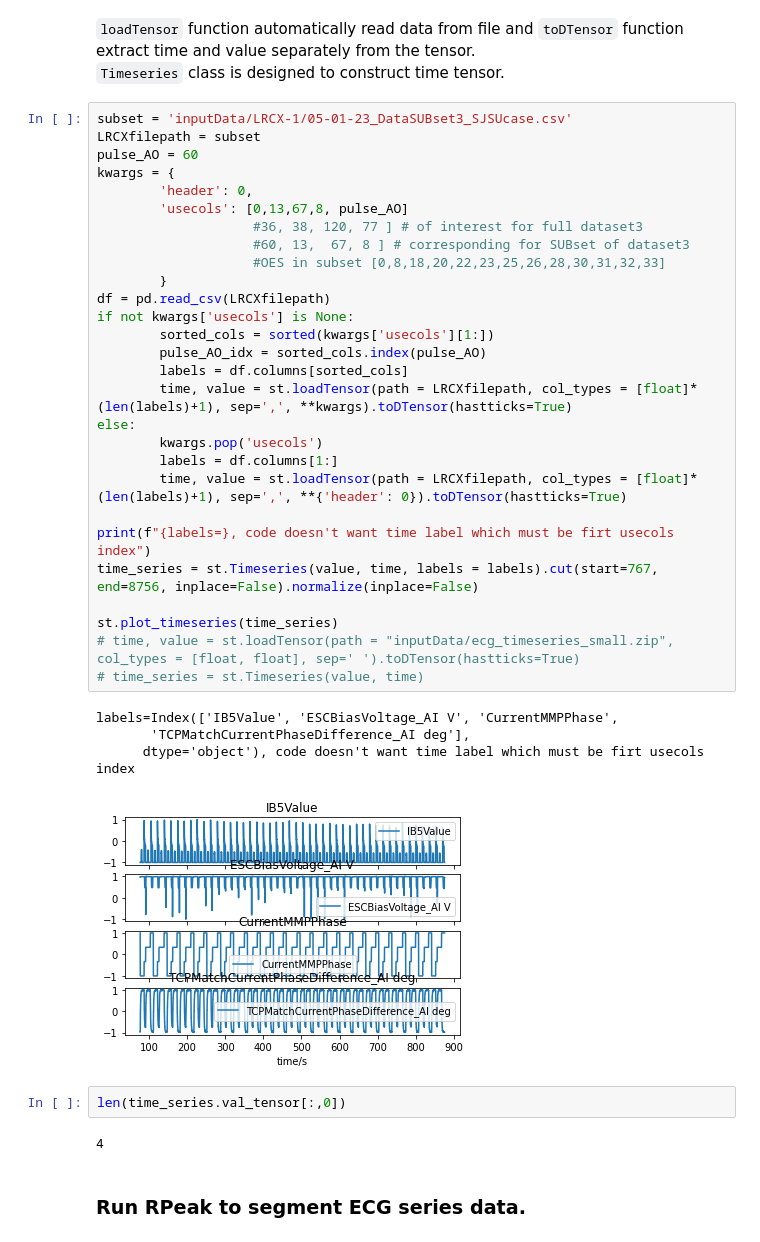
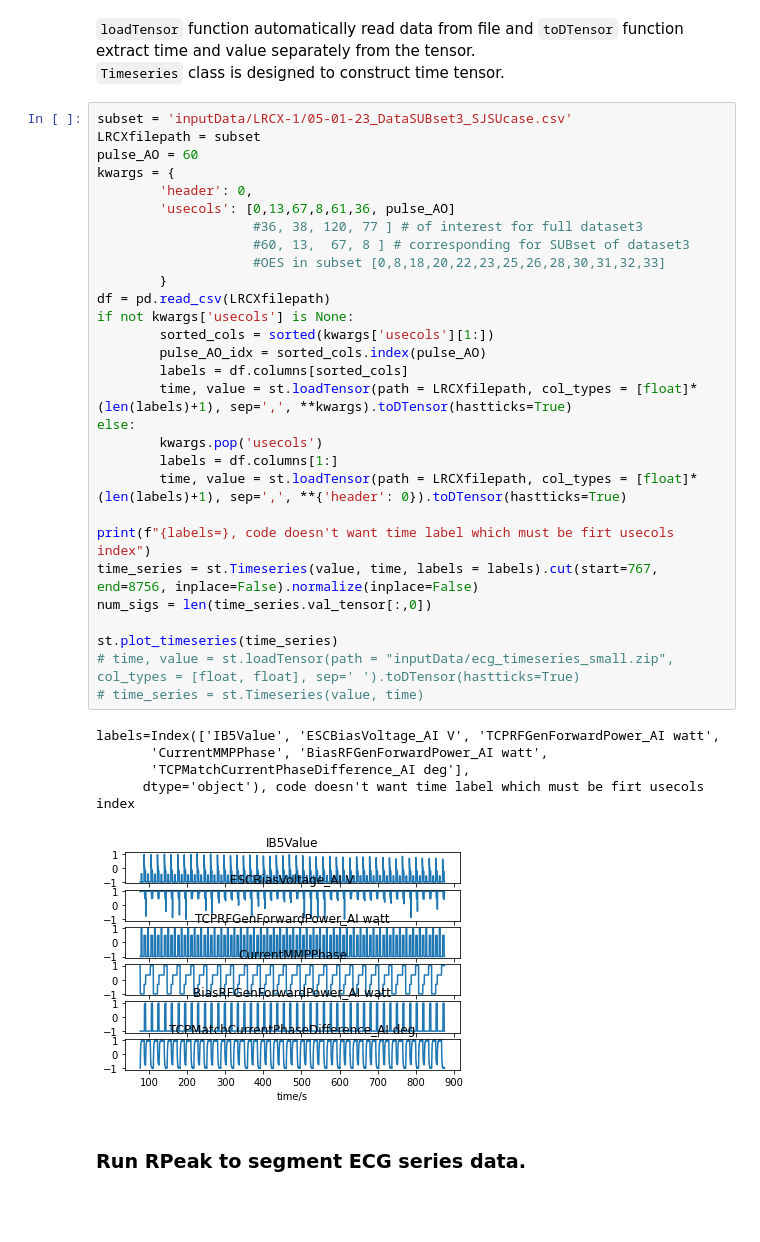
Before and after one commit to adb-home/spartan2-tutorials, a Jupyter notebook: BeatGAN_adb.ipynb, the cells around one changed output. Drawn from its saved outputs; the diff is of its cells as text; blank space fills up the shorter version.

```diff
--- a/BeatGAN_adb.ipynb
+++ b/BeatGAN_adb.ipynb
@@ -19,40 +22,38 @@ import numpy as np
 # %%
 subset = 'inputData/LRCX-1/05-01-23_DataSUBset3_SJSUcase.csv'
 LRCXfilepath = subset
 pulse_AO = 60
 kwargs = {
         'header': 0,
-        'usecols': [0,13,67,8, pulse_AO]
+        'usecols': [0,13,67,8,61,36, pulse_AO]
                     #36, 38, 120, 77 ] # of interest for full dataset3
                     #60, 13,  67, 8 ] # corresponding for SUBset of dataset3
                     #OES in subset [0,8,18,20,22,23,25,26,28,30,31,32,33]
         }
 df = pd.read_csv(LRCXfilepath)
 if not kwargs['usecols'] is None:
         sorted_cols = sorted(kwargs['usecols'][1:])
         pulse_AO_idx = sorted_cols.index(pulse_AO)
         labels = df.columns[sorted_cols]
         time, value = st.loadTensor(path = LRCXfilepath, col_types = [float]*(len(labels)+1), sep=',', **kwargs).toDTensor(hastticks=True)
 else:
         kwargs.pop('usecols')
         labels = df.columns[1:]
         time, value = st.loadTensor(path = LRCXfilepath, col_types = [float]*(len(labels)+1), sep=',', **{'header': 0}).toDTensor(hastticks=True)
 
 print(f"{labels=}, code doesn't want time label which must be firt usecols index")
 time_series = st.Timeseries(value, time, labels = labels).cut(start=767, end=8756, inplace=False).normalize(inplace=False)
+num_sigs = len(time_series.val_tensor[:,0])
 
 st.plot_timeseries(time_series)
 # time, value = st.loadTensor(path = "inputData/ecg_timeseries_small.zip", col_types = [float, float], sep=' ').toDTensor(hastticks=True)
 # time_series = st.Timeseries(value, time)
 # %% [output]
-labels=Index(['IB5Value', 'ESCBiasVoltage_AI V', 'CurrentMMPPhase',
+labels=Index(['IB5Value', 'ESCBiasVoltage_AI V', 'TCPRFGenForwardPower_AI watt',
+       'CurrentMMPPhase', 'BiasRFGenForwardPower_AI watt',
        'TCPMatchCurrentPhaseDifference_AI deg'],
       dtype='object'), code doesn't want time label which must be firt usecols index
-[figure, old version]
+[figure, new version]
-# %%
-len(time_series.val_tensor[:,0])
-# %% [output]
-4
 # %% [markdown]
 ### Run RPeak to segment ECG series data.
 # %% [markdown]
```
Also changed, not shown: parts of 8 cells of this notebook, 2 other files.
